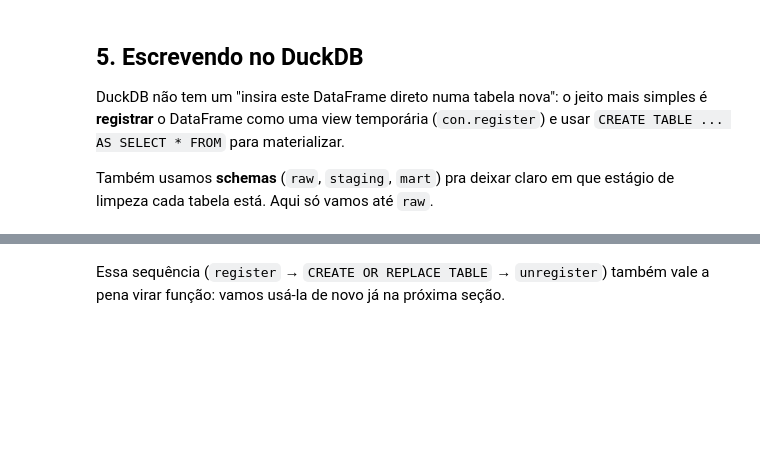
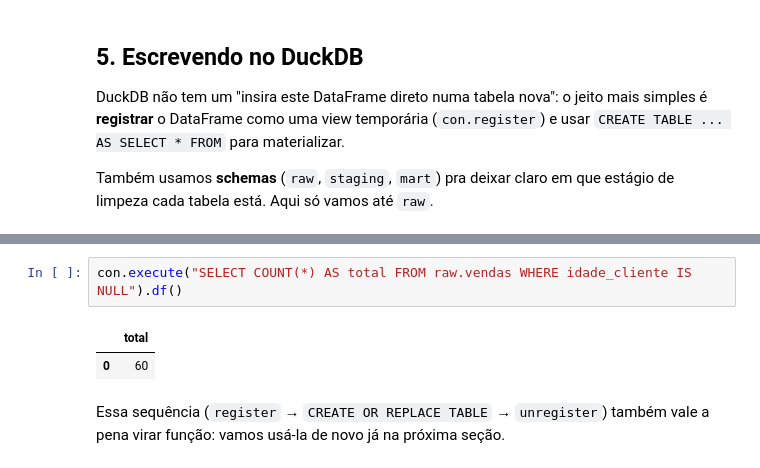
Before and after one commit to danietakeshi/workshop-pipeline-dados, a Jupyter notebook: notebooks/construindo_pipeline.ipynb, the cells around one changed output, grey strips where cells are left out. Drawn from its saved outputs; the diff is of its cells as text; blank space fills up the shorter version.

```diff
--- a/notebooks/construindo_pipeline.ipynb
+++ b/notebooks/construindo_pipeline.ipynb
@@ -128,3 +222,8 @@ con.execute("SELECT COUNT(*) AS total FROM raw.vendas").df()
+# %%
+con.execute("SELECT COUNT(*) AS total FROM raw.vendas WHERE idade_cliente IS NULL").df()
+# %% [output]
+|  | total |
+| 0 | 60 |
 # %% [markdown]
 Essa sequência (`register` → `CREATE OR REPLACE TABLE` → `unregister`) também vale a pena virar função: vamos usá-la de novo já na próxima seção.
 # %%
```
Also changed, not shown: parts of 43 cells of this notebook.
